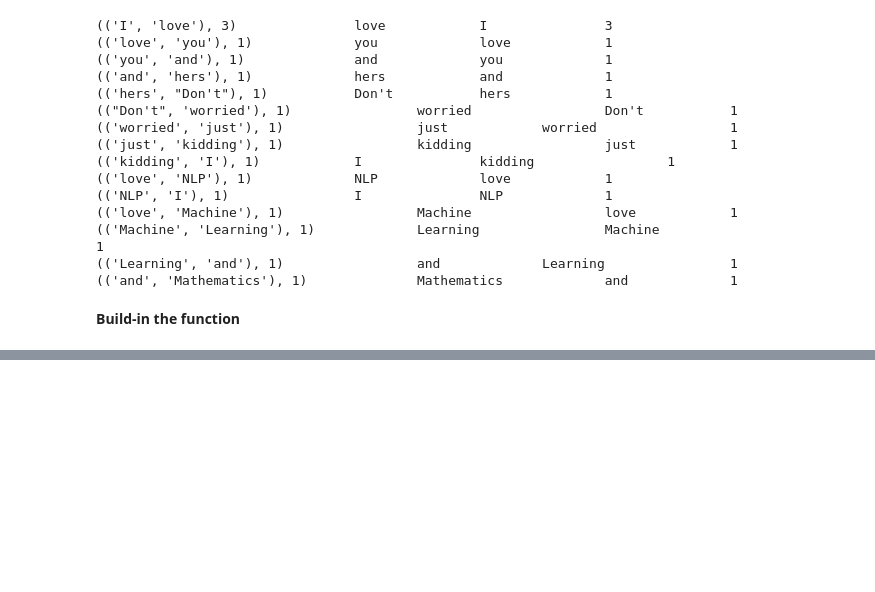
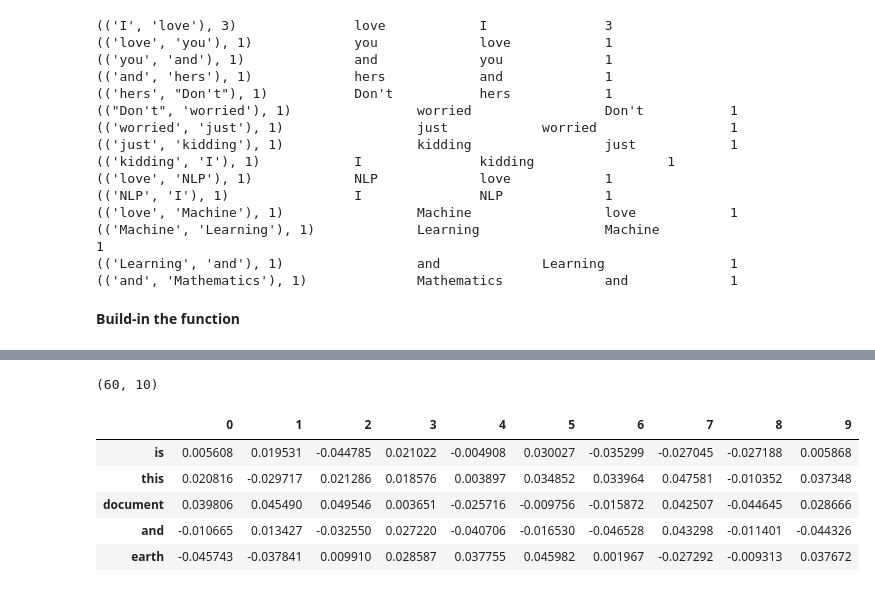
Before and after one commit to thanos-team/NLP, a Jupyter notebook: Embedding.ipynb, the cells around one changed output, grey strips where cells are left out. Saved outputs shown, nothing was run; the diff lists cells and outputs as text; code cells hidden in the pictures; blank space fills up the shorter version.

```diff
--- a/Embedding.ipynb
+++ b/Embedding.ipynb
@@ -535,0 +782,16 @@ To make the representation of words clearer and save memory used to store **`CM`
+# %%
+context_length = window_size*2
+for words in wids[:1]:
+    sentence_length = len(words)
+    for index, word in enumerate(words):
+        context_words = []
+        label_word   = []
+        start = index - window_size
+        end = index + window_size + 1
+
+        context_words.append([words[i]
+                             for i in range(start, end)
+                             if 0 <= i < sentence_length
+                            and i != index])
+        label_word.append(word)
+        print('context:', context_words, '\t', 'label:', label_word)
@@ -535,0 +819,5 @@ To make the representation of words clearer and save memory used to store **`CM`
+# %%
+x = sequence.pad_sequences(context_words, maxlen = context_length)
+y = np_utils.to_categorical(label_word[-1], vocab_size)
+print(x)
+print(y)
@@ -535,0 +895,18 @@ To make the representation of words clearer and save memory used to store **`CM`
+# %%
+import keras.backend as K
+from keras.models import Sequential
+from keras.layers import Dense, Embedding, Lambda
+
+# build CBOW model
+cbow = Sequential()
+cbow.add(Embedding(input_dim = vocab_size,
+                   output_dim = embed_size,
+                   input_length = window_size*2))
+cbow.add(Lambda(lambda x: K.mean(x, axis = 1),
+                output_shape = (embed_size, )))
+cbow.add(Dense(vocab_size, activation = 'softmax'))
+cbow.compile(loss = 'categorical_crossentropy',
+             optimizer='rmsprop')
+
+# view model summary
+print(cbow.summary())
@@ -535,0 +946,14 @@ To make the representation of words clearer and save memory used to store **`CM`
+# %%
+weights = cbow.get_weights()[0]
+weights = weights[1:]
+print(weights.shape)
+
+pd.DataFrame(weights, index=list(id_word.values())[1:]).head()
+# %% [output]
+(60, 10)
+|  | 0 | 1 | 2 | 3 | 4 | 5 | 6 | 7 | 8 | 9 |
+| is | 0.005608 | 0.019531 | -0.044785 | 0.021022 | -0.004908 | 0.030027 | -0.035299 | -0.027045 | -0.027188 | 0.005868 |
+| this | 0.020816 | -0.029717 | 0.021286 | 0.018576 | 0.003897 | 0.034852 | 0.033964 | 0.047581 | -0.010352 | 0.037348 |
+| document | 0.039806 | 0.045490 | 0.049546 | 0.003651 | -0.025716 | -0.009756 | -0.015872 | 0.042507 | -0.044645 | 0.028666 |
+| and | -0.010665 | 0.013427 | -0.032550 | 0.027220 | -0.040706 | -0.016530 | -0.046528 | 0.043298 | -0.011401 | -0.044326 |
+| earth | -0.045743 | -0.037841 | 0.009910 | 0.028587 | 0.037755 | 0.045982 | 0.001967 | -0.027292 | -0.009313 | 0.037672 |
```
Also changed, not shown: parts of 49 cells of this notebook.
